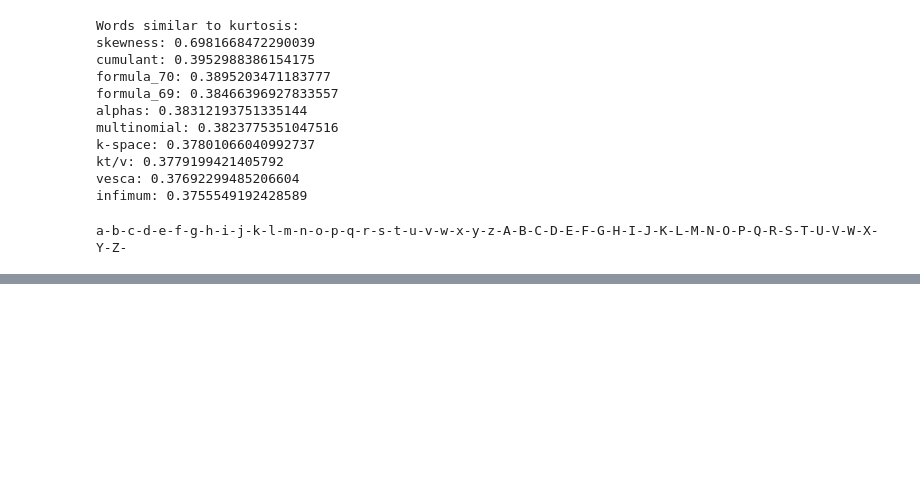
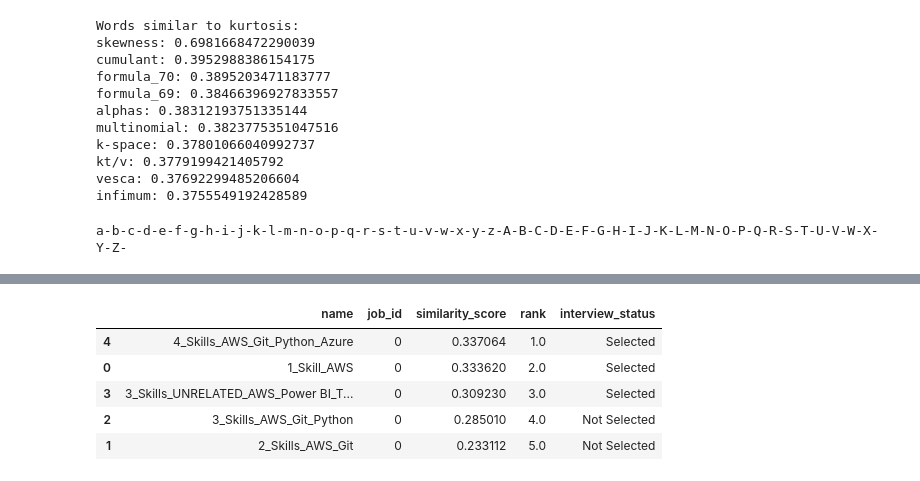
Before and after one commit to victorbjorsvik/workproject_matching_algo, a Jupyter notebook: word_embeddings.ipynb, the cells around one changed output, grey strips where cells are left out. Drawn from its saved outputs; the diff is of its cells as text; code cells hidden in the pictures; blank space fills up the shorter version.

```diff
--- a/word_embeddings.ipynb
+++ b/word_embeddings.ipynb
@@ -171,0 +380,10 @@ a-b-c-d-e-f-g-h-i-j-k-l-m-n-o-p-q-r-s-t-u-v-w-x-y-z-A-B-C-D-E-F-G-H-I-J-K-L-M-N-
+# %%
+res = calc_similarity(df_resumes, df_jobs)
+res.sort_values("rank")
+# %% [output]
+|  | name | job_id | similarity_score | rank | interview_status |
+| 4 | 4_Skills_AWS_Git_Python_Azure | 0 | 0.337064 | 1.0 | Selected |
+| 0 | 1_Skill_AWS | 0 | 0.333620 | 2.0 | Selected |
+| 3 | 3_Skills_UNRELATED_AWS_Power BI_T... | 0 | 0.309230 | 3.0 | Selected |
+| 2 | 3_Skills_AWS_Git_Python | 0 | 0.285010 | 4.0 | Not Selected |
+| 1 | 2_Skills_AWS_Git | 0 | 0.233112 | 5.0 | Not Selected |
```
Also changed, not shown: parts of 21 cells of this notebook, 14 other files.
